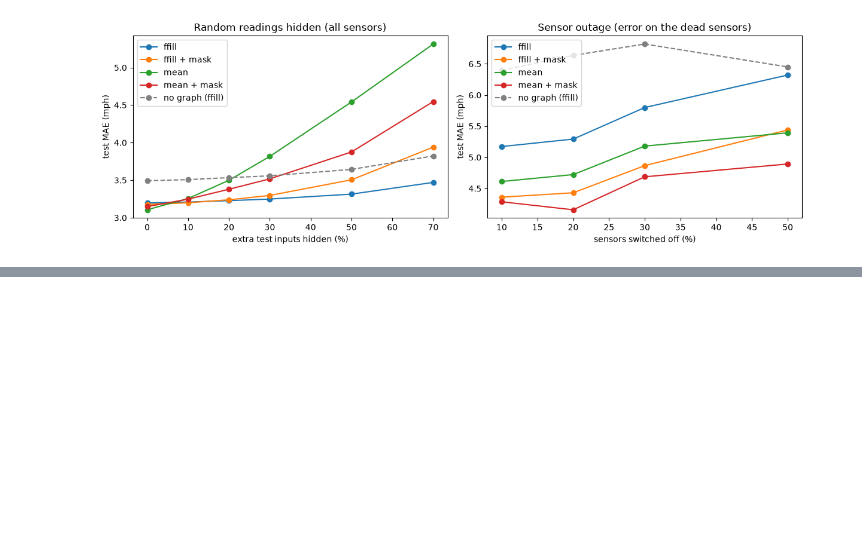
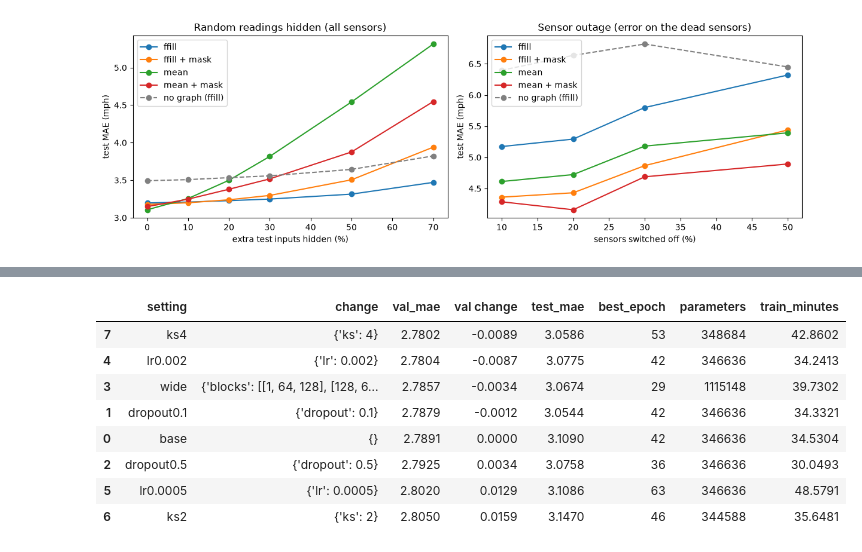
Before and after one commit to mansiguptacs/CMPE_258_TrafficForecastingUsing_GraphNN, a Jupyter notebook: notebooks/03_train_stgcn.ipynb, the cells around one changed output, grey strips where cells are left out. Saved outputs shown, nothing was run; the diff lists cells and outputs as text; code cells hidden in the pictures; blank space fills up the shorter version.

```diff
--- a/notebooks/03_train_stgcn.ipynb
+++ b/notebooks/03_train_stgcn.ipynb
@@ -502,0 +537,16 @@ test MAE (mph) on the normal test set, seed 42:
+# %%
+tuning = pd.DataFrame(json.load(open("results/stgcn_tuning.json")))
+base_val = tuning.loc[tuning.setting == "base", "val_mae"].item()
+tuning["val change"] = tuning.val_mae - base_val
+display(tuning[["setting", "change", "val_mae", "val change", "test_mae", "best_epoch", "parameters", "train_minutes"]]
+        .sort_values("val_mae").round(4))
+# %% [output]
+|  | setting | change | val_mae | val change | test_mae | best_epoch | parameters | train_minutes |
+| 7 | ks4 | {'ks': 4} | 2.7802 | -0.0089 | 3.0586 | 53 | 348684 | 42.8602 |
+| 4 | lr0.002 | {'lr': 0.002} | 2.7804 | -0.0087 | 3.0775 | 42 | 346636 | 34.2413 |
+| 3 | wide | {'blocks': [[1, 64, 128], [128, 6... | 2.7857 | -0.0034 | 3.0674 | 29 | 1115148 | 39.7302 |
+| 1 | dropout0.1 | {'dropout': 0.1} | 2.7879 | -0.0012 | 3.0544 | 42 | 346636 | 34.3321 |
+| 0 | base | {} | 2.7891 | 0.0000 | 3.1090 | 42 | 346636 | 34.5304 |
+| 2 | dropout0.5 | {'dropout': 0.5} | 2.7925 | 0.0034 | 3.0758 | 36 | 346636 | 30.0493 |
+| 5 | lr0.0005 | {'lr': 0.0005} | 2.8020 | 0.0129 | 3.1086 | 63 | 346636 | 48.5791 |
+| 6 | ks2 | {'ks': 2} | 2.8050 | 0.0159 | 3.1470 | 46 | 344588 | 35.6481 |
```
Also changed, not shown: parts of 7 cells of this notebook, 1 other file.
